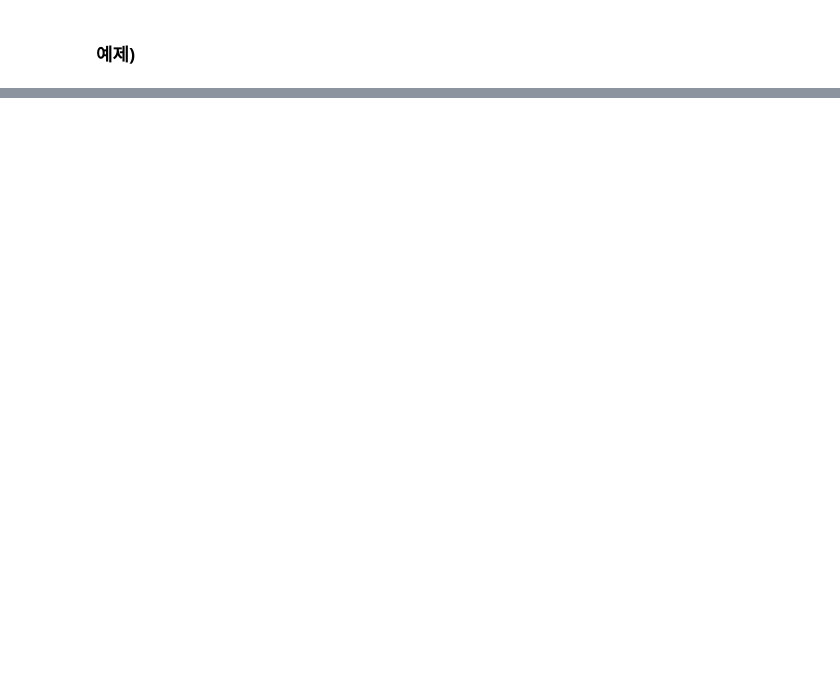
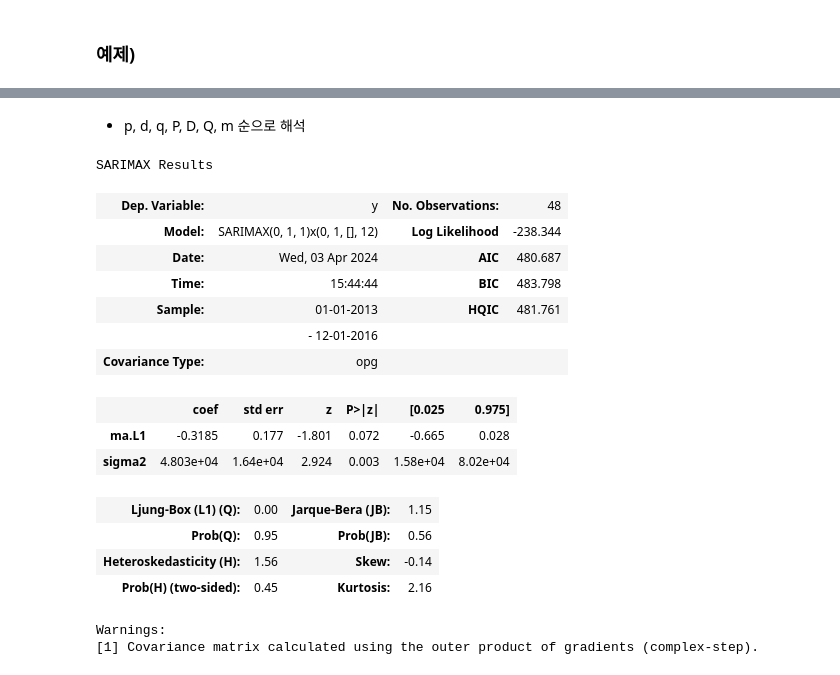
Before and after one commit to sai-with/ADP_prac, a Jupyter notebook: statics/시계열분석.ipynb, the cells around one changed output, grey strips where cells are left out. Drawn from its saved outputs; the diff is of its cells as text; code cells hidden in the pictures; blank space fills up the shorter version.

```diff
--- a/statics/시계열분석.ipynb
+++ b/statics/시계열분석.ipynb
@@ -236,2 +267,12 @@ RMSE: 2302.3506971082043
 # %% [markdown]
 ### 예제)
+# %%
+from pmdarima import auto_arima
+
+auto_model = auto_arima(
+    train, start_p=0, d=1, start_q=0,
+    max_p=3, start_P=0, start_Q=0,
+    max_P=3, max_Q=3, m=12,
+    seasonal=True, information_criterion='aic',
+    trace=True
+)
@@ -237,0 +297,22 @@ RMSE: 2302.3506971082043
+# %% [markdown]
+* p, d, q, P, D, Q, m 순으로 해석
+# %%
+auto_model.summary()
+# %% [output]
+SARIMAX Results
+| Dep. Variable: | y | No. Observations: | 48 |
+| Model: | SARIMAX(0, 1, 1)x(0, 1, [], 12) | Log Likelihood | -238.344 |
+| Date: | Wed, 03 Apr 2024 | AIC | 480.687 |
+| Time: | 15:44:44 | BIC | 483.798 |
+| Sample: | 01-01-2013 | HQIC | 481.761 |
+|  | - 12-01-2016 |  |  |
+| Covariance Type: | opg |  |  |
+|  | coef | std err | z | P>|z| | [0.025 | 0.975] |
+| ma.L1 | -0.3185 | 0.177 | -1.801 | 0.072 | -0.665 | 0.028 |
+| sigma2 | 4.803e+04 | 1.64e+04 | 2.924 | 0.003 | 1.58e+04 | 8.02e+04 |
+| Ljung-Box (L1) (Q): | 0.00 | Jarque-Bera (JB): | 1.15 |
+| Prob(Q): | 0.95 | Prob(JB): | 0.56 |
+| Heteroskedasticity (H): | 1.56 | Skew: | -0.14 |
+| Prob(H) (two-sided): | 0.45 | Kurtosis: | 2.16 |
+Warnings:
+[1] Covariance matrix calculated using the outer product of gradients (complex-step).
```
Also changed, not shown: parts of 10 cells of this notebook.
